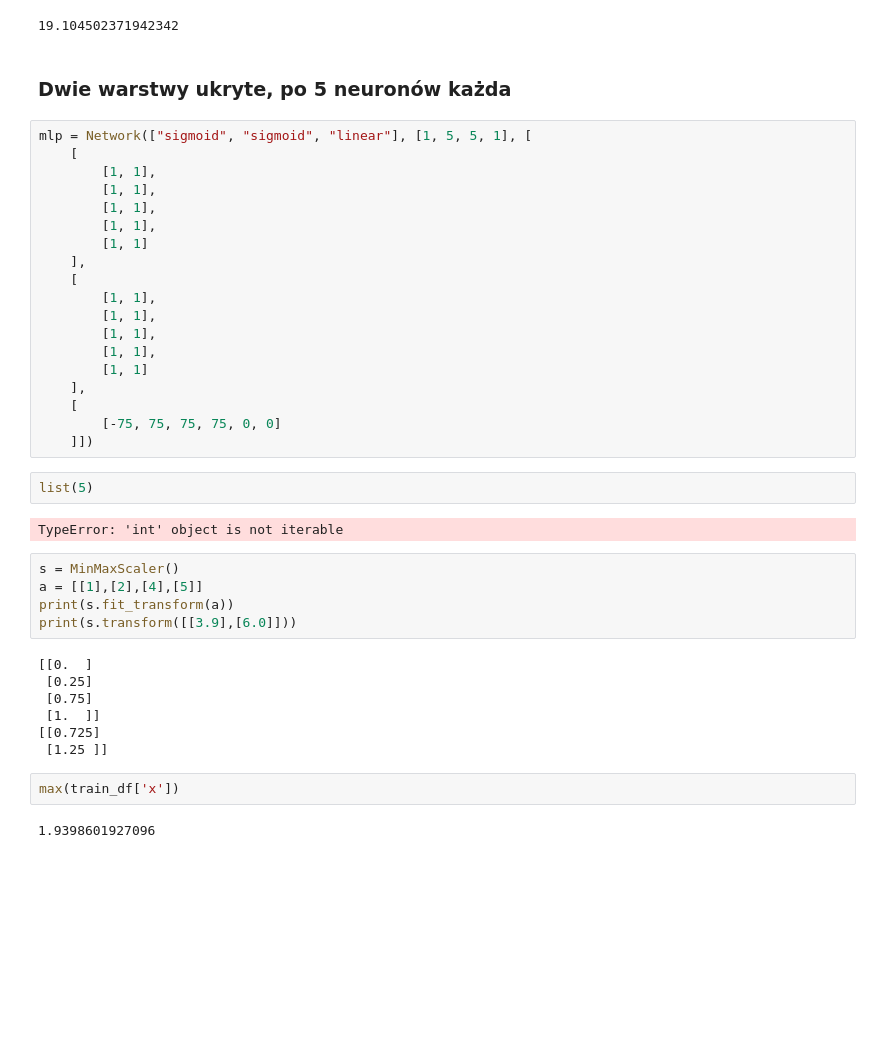
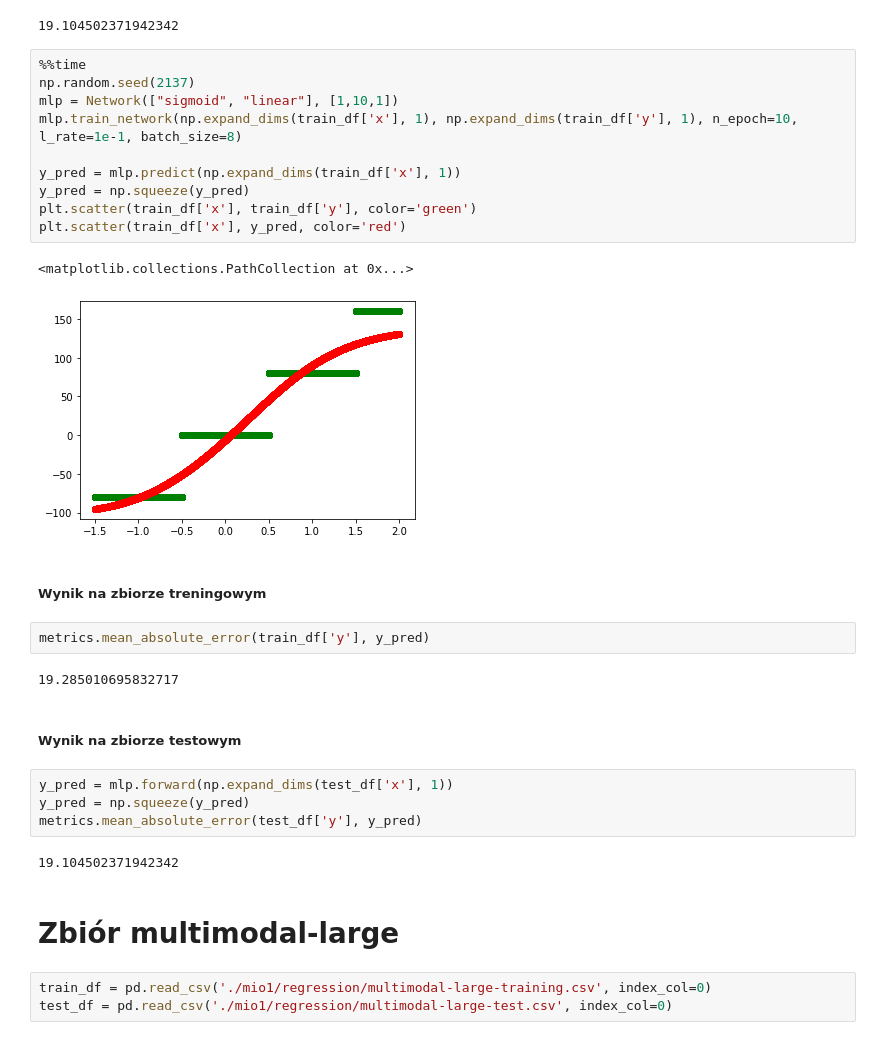
Before and after one commit to niladrem/mioad, a Jupyter notebook: lab02.ipynb, the cells around one changed output. Cells and saved outputs as stored; diff of their text form; blank space fills up the shorter version.

```diff
--- a/lab02.ipynb
+++ b/lab02.ipynb
@@ -416,44 +404,35 @@ y_pred = np.squeeze(y_pred)
 metrics.mean_absolute_error(test_df['y'], y_pred)
 # %% [output]
 19.104502371942342
-# %% [markdown]
-### Dwie warstwy ukryte, po 5 neuronów każda
-# %%
-mlp = Network(["sigmoid", "sigmoid", "linear"], [1, 5, 5, 1], [
-    [
-        [1, 1],
-        [1, 1],
-        [1, 1],
-        [1, 1],
-        [1, 1]
-    ],
-    [
-        [1, 1],
-        [1, 1],
-        [1, 1],
-        [1, 1],
-        [1, 1]
-    ],
-    [
-        [-75, 75, 75, 75, 0, 0]
-    ]])
-# %%
-list(5)
-# %% [output]
-TypeError: 'int' object is not iterable
-# %%
-s = MinMaxScaler()
-a = [[1],[2],[4],[5]]
-print(s.fit_transform(a))
-print(s.transform([[3.9],[6.0]]))
-# %% [output]
-[[0.  ]
- [0.25]
- [0.75]
- [1.  ]]
-[[0.725]
- [1.25 ]]
-# %%
-max(train_df['x'])
-# %% [output]
-1.9398601927096
+# %%
+%%time
+np.random.seed(2137)
+mlp = Network(["sigmoid", "linear"], [1,10,1])
+mlp.train_network(np.expand_dims(train_df['x'], 1), np.expand_dims(train_df['y'], 1), n_epoch=10, l_rate=1e-1, batch_size=8)
+
+y_pred = mlp.predict(np.expand_dims(train_df['x'], 1))
+y_pred = np.squeeze(y_pred)
+plt.scatter(train_df['x'], train_df['y'], color='green')
+plt.scatter(train_df['x'], y_pred, color='red')
+# %% [output]
+<matplotlib.collections.PathCollection at 0x...>
+[figure, added]
+# %% [markdown]
+##### Wynik na zbiorze treningowym
+# %%
+metrics.mean_absolute_error(train_df['y'], y_pred)
+# %% [output]
+19.285010695832717
+# %% [markdown]
+##### Wynik na zbiorze testowym
+# %%
+y_pred = mlp.forward(np.expand_dims(test_df['x'], 1))
+y_pred = np.squeeze(y_pred)
+metrics.mean_absolute_error(test_df['y'], y_pred)
+# %% [output]
+19.104502371942342
+# %% [markdown]
+# Zbiór multimodal-large
+# %%
+train_df = pd.read_csv('./mio1/regression/multimodal-large-training.csv', index_col=0)
+test_df = pd.read_csv('./mio1/regression/multimodal-large-test.csv', index_col=0)
```
Also changed, not shown: parts of 33 cells of this notebook.
